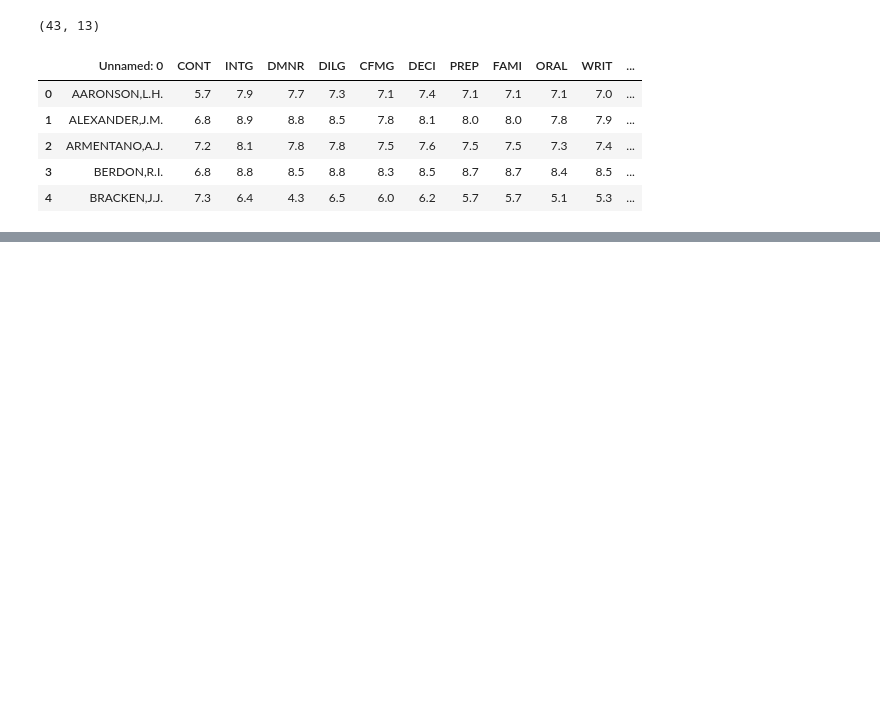
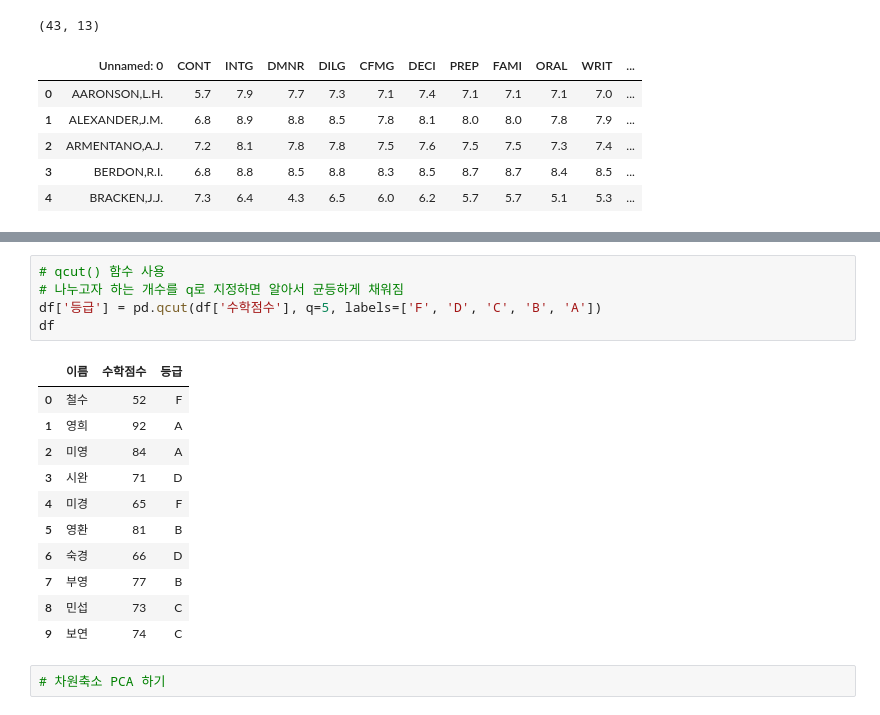
Before and after one commit to YoungriKIM/Engineer_Big_Data_Analysis, a Jupyter notebook: 이기적/자습_part2_chapter2.ipynb, the cells around one changed output, grey strips where cells are left out. Saved outputs shown, nothing was run; the diff lists cells and outputs as text; blank space fills up the shorter version.

```diff
--- a/이기적/자습_part2_chapter2.ipynb
+++ b/이기적/자습_part2_chapter2.ipynb
@@ -224,0 +286,19 @@ memory usage: 4.5+ KB
+# %%
+# qcut() 함수 사용
+# 나누고자 하는 개수를 q로 지정하면 알아서 균등하게 채워짐
+df['등급'] = pd.qcut(df['수학점수'], q=5, labels=['F', 'D', 'C', 'B', 'A'])
+df
+# %% [output]
+|  | 이름 | 수학점수 | 등급 |
+| 0 | 철수 | 52 | F |
+| 1 | 영희 | 92 | A |
+| 2 | 미영 | 84 | A |
+| 3 | 시완 | 71 | D |
+| 4 | 미경 | 65 | F |
+| 5 | 영환 | 81 | B |
+| 6 | 숙경 | 66 | D |
+| 7 | 부영 | 77 | B |
+| 8 | 민섭 | 73 | C |
+| 9 | 보연 | 74 | C |
+# %%
+# 차원축소 PCA 하기
```
Also changed, not shown: parts of 14 cells of this notebook.
